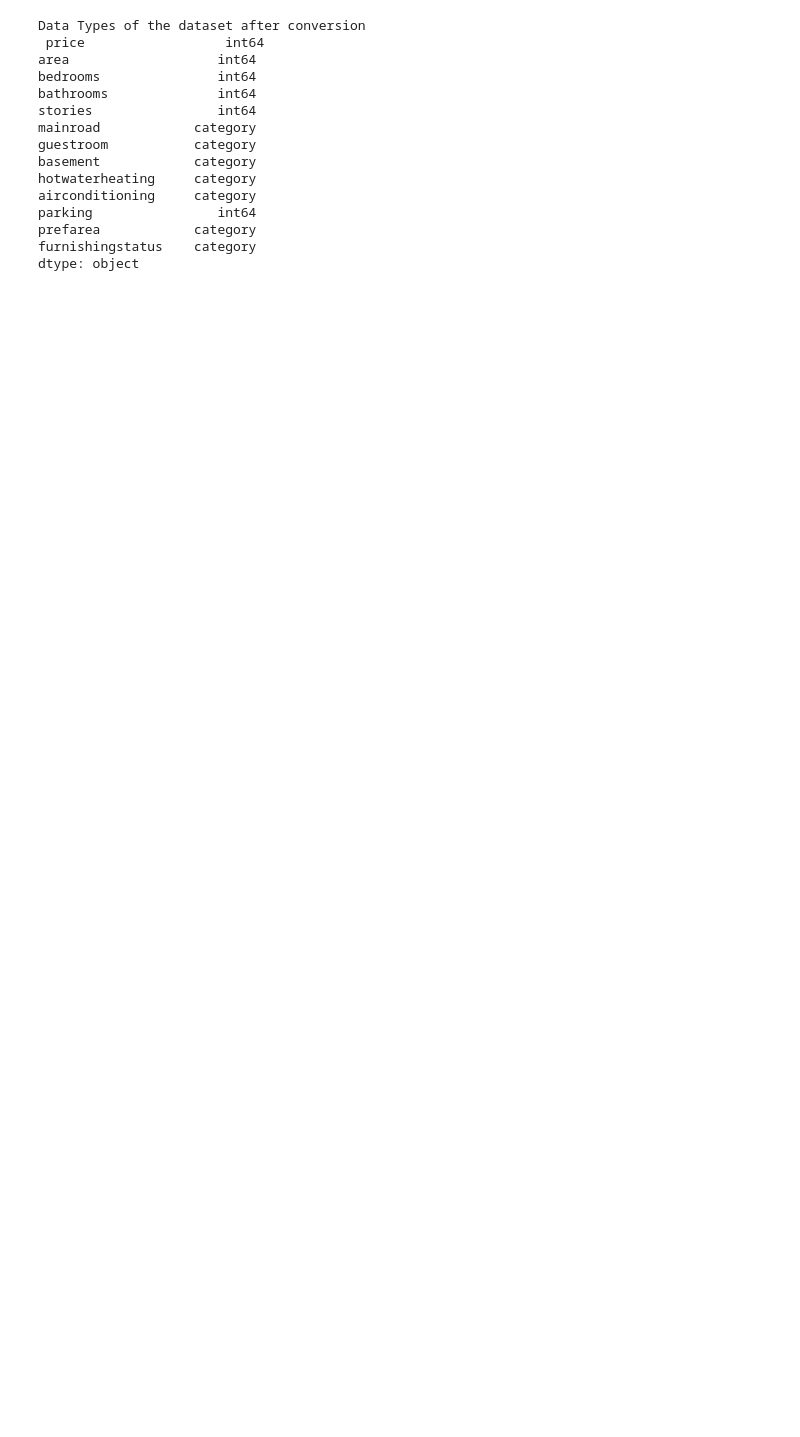
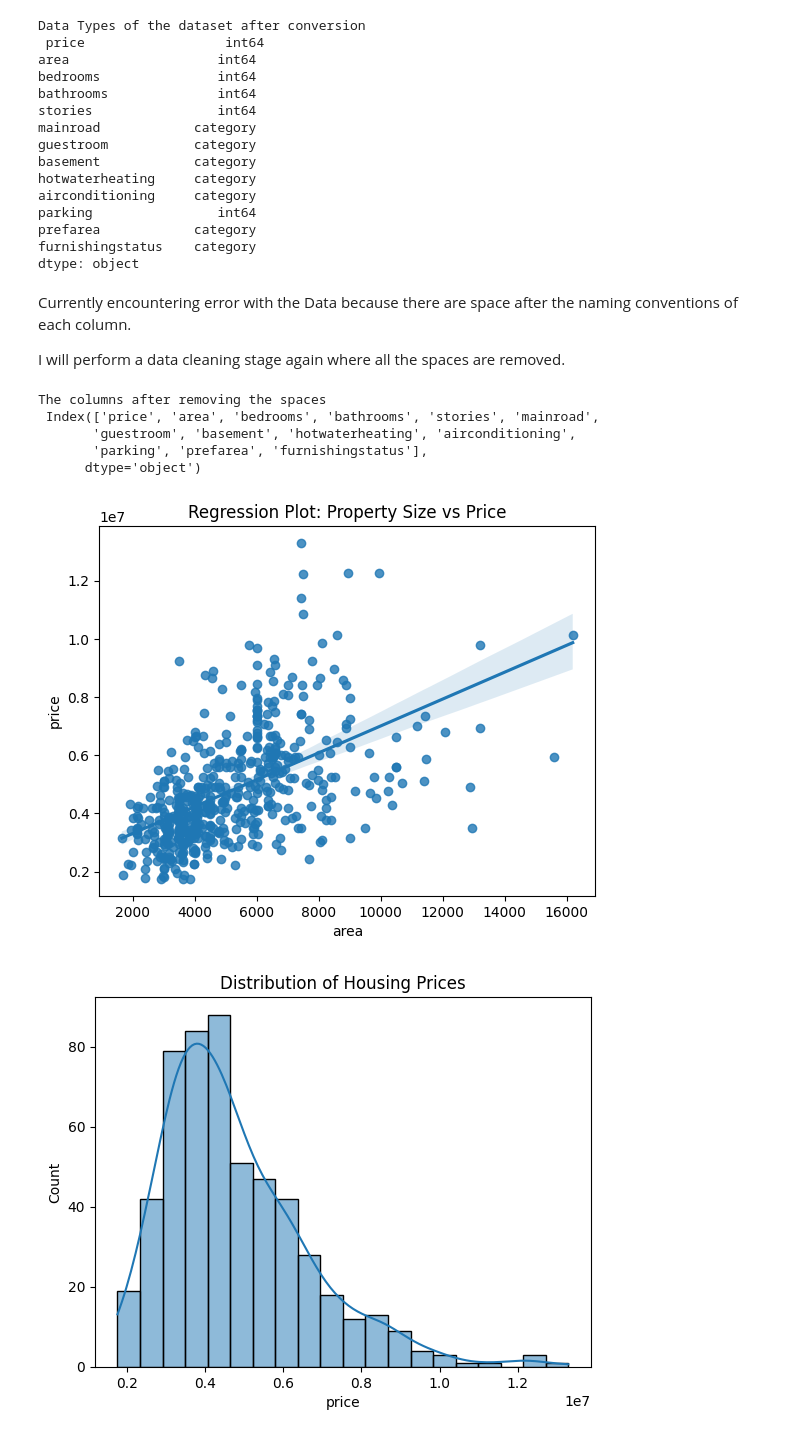
Before and after one commit to JoelEkeng/Linear-regression-model, a Jupyter notebook: model.ipynb, the cells around one changed output. Drawn from its saved outputs; the diff is of its cells as text; code cells hidden in the pictures; blank space fills up the shorter version.

Commit message:
Cleaned Spacing in DAta

```diff
--- a/model.ipynb
+++ b/model.ipynb
@@ -101,3 +102,31 @@ parking                int64
 prefarea            category
 furnishingstatus    category
 dtype: object
+# %% [markdown]
+Currently encountering error with the Data because there are space after the naming conventions of each column.
+
+I will perform a data cleaning stage again where all the spaces are removed.
+# %%
+# Removing the spaces after the column names
+
+dataset.columns = dataset.columns.str.replace(' ', '')
+
+print("The columns after removing the spaces \n", dataset.columns)
+# %% [output]
+The columns after removing the spaces
+ Index(['price', 'area', 'bedrooms', 'bathrooms', 'stories', 'mainroad',
+       'guestroom', 'basement', 'hotwaterheating', 'airconditioning',
+       'parking', 'prefarea', 'furnishingstatus'],
+      dtype='object')
+# %%
+sns.regplot(x='area', y='price', data=dataset)
+plt.title("Regression Plot: Property Size vs Price")
+plt.show()
+
+
+sns.histplot(dataset['price'], kde=True, bins=20)
+plt.title("Distribution of Housing Prices")
+plt.show()
+# %% [output]
+[figure, added]
+[figure, added]
```
Also changed, not shown: parts of 2 cells of this notebook.
